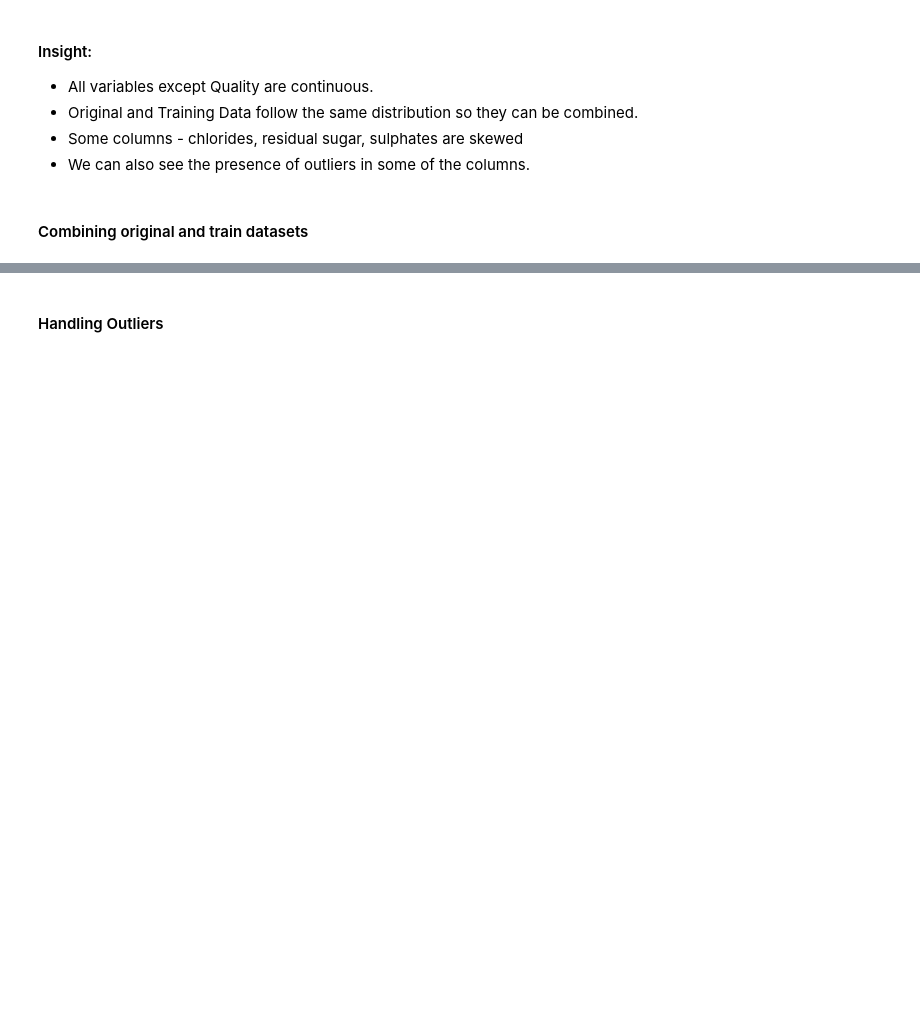
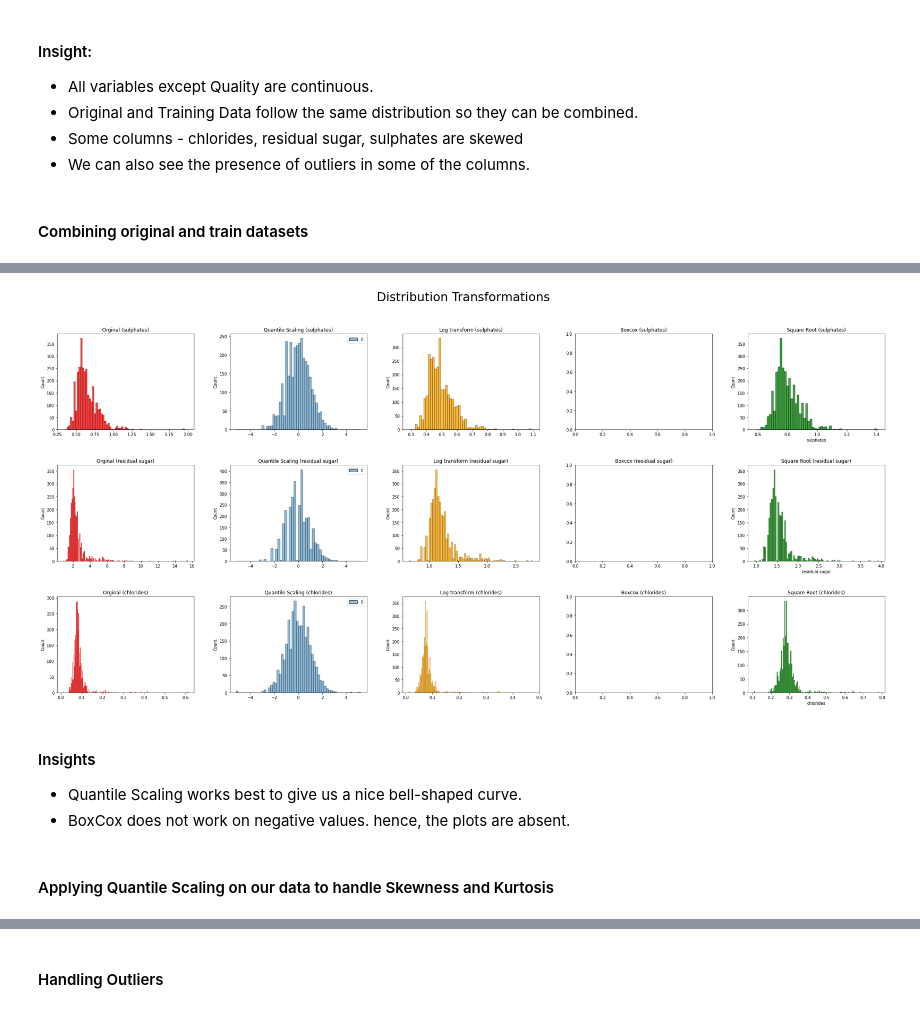
Before and after one commit to Priyanka-Gangadhar-Palshetkar/kaggle-playground_s3_e5, a Jupyter notebook: playground-s3-e5.ipynb, the cells around one changed output, grey strips where cells are left out. Drawn from its saved outputs; the diff is of its cells as text; code cells hidden in the pictures; blank space fills up the shorter version.

```diff
--- a/playground-s3-e5.ipynb
+++ b/playground-s3-e5.ipynb
@@ -328,0 +371,35 @@ sns.kdeplot(x=test_df["chlorides"], palette=palette, fill =True)
+# %%
+affected_cols = ['sulphates', 'residual sugar', 'chlorides']
+# %%
+fig,ax = plt.subplots(len(affected_cols),5, figsize = (30,15))
+for i,col in enumerate(affected_cols):
+    #scale
+    scaler = QuantileTransformer(output_distribution="normal")
+    quant_df = scaler.fit_transform(combined_df[[col]])
+
+    sns.histplot(x= combined_df[col],ax= ax[i,0],color = "red")
+    sns.histplot(quant_df,ax= ax[i,1] )
+    sns.histplot(np.log1p(combined_df[col]), ax = ax[i,2], color= "orange")
+    try:
+        sns.histplot(boxcox(combined_df[col])[0], ax = ax[i,3], color= "yellow")
+    except:
+        pass
+    sns.histplot(np.sqrt(combined_df[col]), ax = ax[i,4], color= "green")
+    ax[i,0].set_title(f"Orginal ({col})")
+    ax[i,0].set(xlabel=None)
+    ax[i,1].set_title(f"Quantile Scaling ({col})")
+    ax[i,2].set_title(f"Log transform ({col})")
+    ax[i,2].set(xlabel=None)
+    ax[i,3].set_title(f"Boxcox ({col})")
+    ax[i,4].set_title(f"Square Root ({col})")
+plt.suptitle("Distribution Transformations",fontsize = 30)
+plt.tight_layout(pad = 4)
+plt.show()
+# %% [output]
+[figure, added]
+# %% [markdown]
+#### Insights
+* Quantile Scaling works best to give us a nice bell-shaped curve.
+* BoxCox does not work on negative values. hence, the plots are absent.
+# %% [markdown]
+#### Applying Quantile Scaling on our data to handle Skewness and Kurtosis
```
Also changed, not shown: parts of 33 cells of this notebook.
